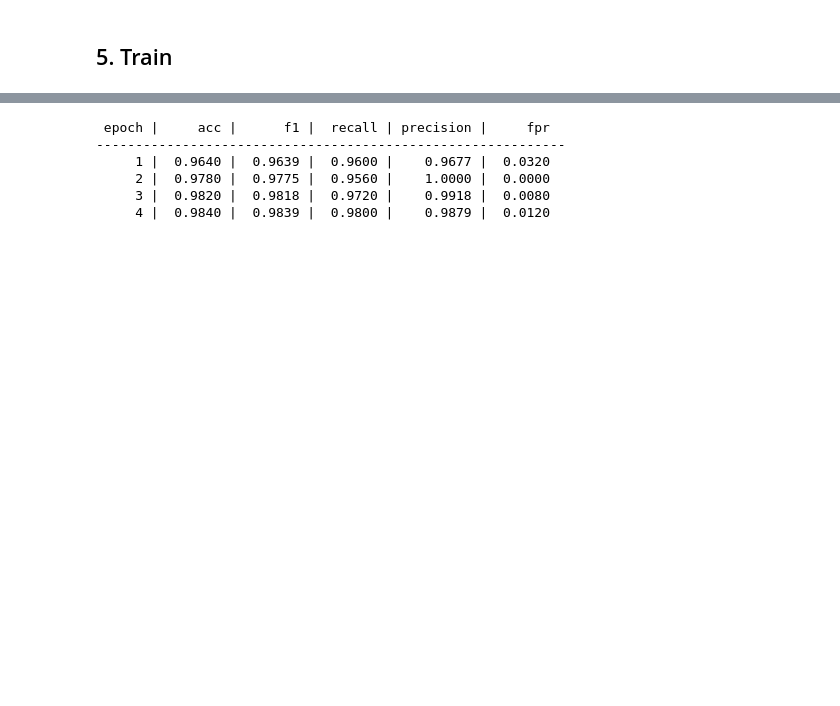
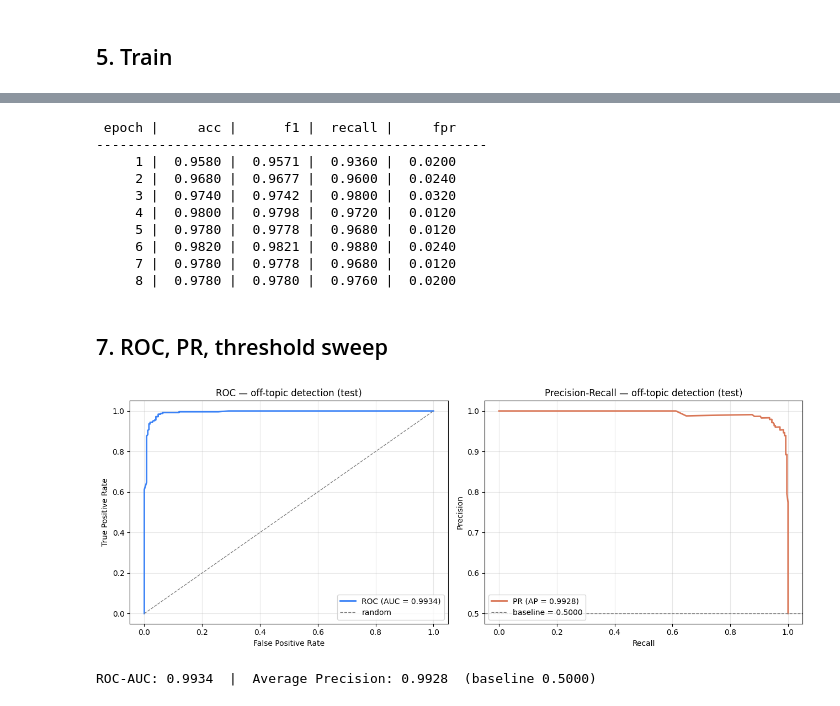
Before and after one commit to abhishek022k/Domain-Constrained-Chatbot-Guardrails, a Jupyter notebook: S1_Classifiers/Input_Classifier.ipynb, the cells around one changed output, grey strips where cells are left out. Saved outputs shown, nothing was run; the diff lists cells and outputs as text; code cells hidden in the pictures; blank space fills up the shorter version.

```diff
--- a/S1_Classifiers/Input_Classifier.ipynb
+++ b/S1_Classifiers/Input_Classifier.ipynb
@@ -406,12 +328,14 @@ weighted avg     0.9840    0.9840    0.9840       500
 # %%
-# Test set — the 500-row eval split, never seen during training
-print("=" * 60)
-print("TEST SET (500-row held-out eval split — comparison with README baseline)")
-print("=" * 60)
+print("=" * 60); print("TEST SET (held-out eval — primary benchmark)"); print("=" * 60)
 test_pred = trainer.predict(test_ds)
-test_preds = np.argmax(test_pred.predictions, axis=1)
+test_logits = test_pred.predictions
+test_preds = np.argmax(test_logits, axis=1)
 test_labels = test_pred.label_ids
 plot_cm(test_labels, test_preds, title="Test (500-row eval) — final model")
-print("\n" + classification_report(test_labels, test_preds, target_names=LABELS, digits=4))
+print(classification_report(test_labels, test_preds, target_names=LABELS, digits=4))
+
+# Probability of off-topic for downstream curves & threshold sweep
+test_probs = torch.softmax(torch.from_numpy(test_logits), dim=-1).numpy()
+prob_offtopic = test_probs[:, 1]
 # %% [output]
 ============================================================
@@ -436,16 +356,44 @@ weighted avg     0.9621    0.9620    0.9620       500
 # %%
-# Per-epoch validation history at a glance
-print(f"{'epoch':>6} | {'acc':>7} | {'f1':>7} | {'recall':>7} | {'precision':>9} | {'fpr':>7}")
-print("-" * 60)
+# Per-epoch summary
+print(f"{'epoch':>6} | {'acc':>7} | {'f1':>7} | {'recall':>7} | {'fpr':>7}")
+print("-" * 50)
 for h in cm_cb.history:
     m = h["metrics"]
     print(f"{h['epoch']:>6.0f} | {m['eval_accuracy']:>7.4f} | "
           f"{m['eval_f1_offtopic']:>7.4f} | {m['eval_recall_offtopic']:>7.4f} | "
-          f"{m['eval_precision_offtopic']:>9.4f} | {m['eval_fpr']:>7.4f}")
+          f"{m['eval_fpr']:>7.4f}")
 # %% [output]
- epoch |     acc |      f1 |  recall | precision |     fpr
-------------------------------------------------------------
-     1 |  0.9640 |  0.9639 |  0.9600 |    0.9677 |  0.0320
-     2 |  0.9780 |  0.9775 |  0.9560 |    1.0000 |  0.0000
-     3 |  0.9820 |  0.9818 |  0.9720 |    0.9918 |  0.0080
-     4 |  0.9840 |  0.9839 |  0.9800 |    0.9879 |  0.0120
+ epoch |     acc |      f1 |  recall |     fpr
+--------------------------------------------------
+     1 |  0.9580 |  0.9571 |  0.9360 |  0.0200
+     2 |  0.9680 |  0.9677 |  0.9600 |  0.0240
+     3 |  0.9740 |  0.9742 |  0.9800 |  0.0320
+     4 |  0.9800 |  0.9798 |  0.9720 |  0.0120
+     5 |  0.9780 |  0.9778 |  0.9680 |  0.0120
+     6 |  0.9820 |  0.9821 |  0.9880 |  0.0240
+     7 |  0.9780 |  0.9778 |  0.9680 |  0.0120
+     8 |  0.9780 |  0.9780 |  0.9760 |  0.0200
+# %% [markdown]
+## 7. ROC, PR, threshold sweep
+# %%
+fpr, tpr, _ = roc_curve(test_labels, prob_offtopic)
+roc_auc = auc(fpr, tpr)
+prec_curve, rec_curve, _ = precision_recall_curve(test_labels, prob_offtopic)
+ap = average_precision_score(test_labels, prob_offtopic)
+
+fig, axes = plt.subplots(1, 2, figsize=(13, 5))
+axes[0].plot(fpr, tpr, lw=2, color="#3b82f6", label=f"ROC (AUC = {roc_auc:.4f})")
+axes[0].plot([0, 1], [0, 1], lw=1, ls="--", color="grey", label="random")
+axes[0].set_xlabel("False Positive Rate"); axes[0].set_ylabel("True Positive Rate")
+axes[0].set_title("ROC — off-topic detection (test)"); axes[0].legend(loc="lower right"); axes[0].grid(alpha=0.3)
+
+axes[1].plot(rec_curve, prec_curve, lw=2, color="#d97757", label=f"PR (AP = {ap:.4f})")
+baseline_ap = test_labels.mean()
+axes[1].axhline(baseline_ap, ls="--", color="grey", lw=1, label=f"baseline = {baseline_ap:.4f}")
+axes[1].set_xlabel("Recall"); axes[1].set_ylabel("Precision")
+axes[1].set_title("Precision-Recall — off-topic detection (test)"); axes[1].legend(loc="lower left"); axes[1].grid(alpha=0.3)
+plt.tight_layout(); plt.show()
+print(f"ROC-AUC: {roc_auc:.4f}  |  Average Precision: {ap:.4f}  (baseline {baseline_ap:.4f})")
+# %% [output]
+[figure, added]
+ROC-AUC: 0.9934  |  Average Precision: 0.9928  (baseline 0.5000)
```
Also changed, not shown: parts of 30 cells of this notebook, 1 other file.
